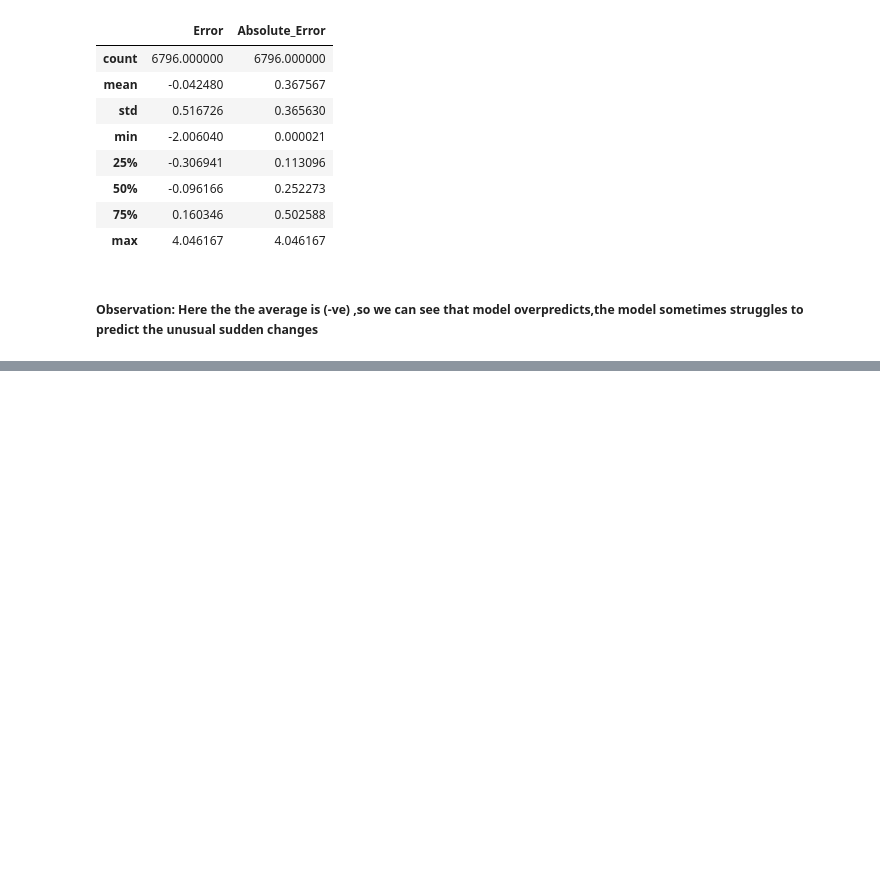
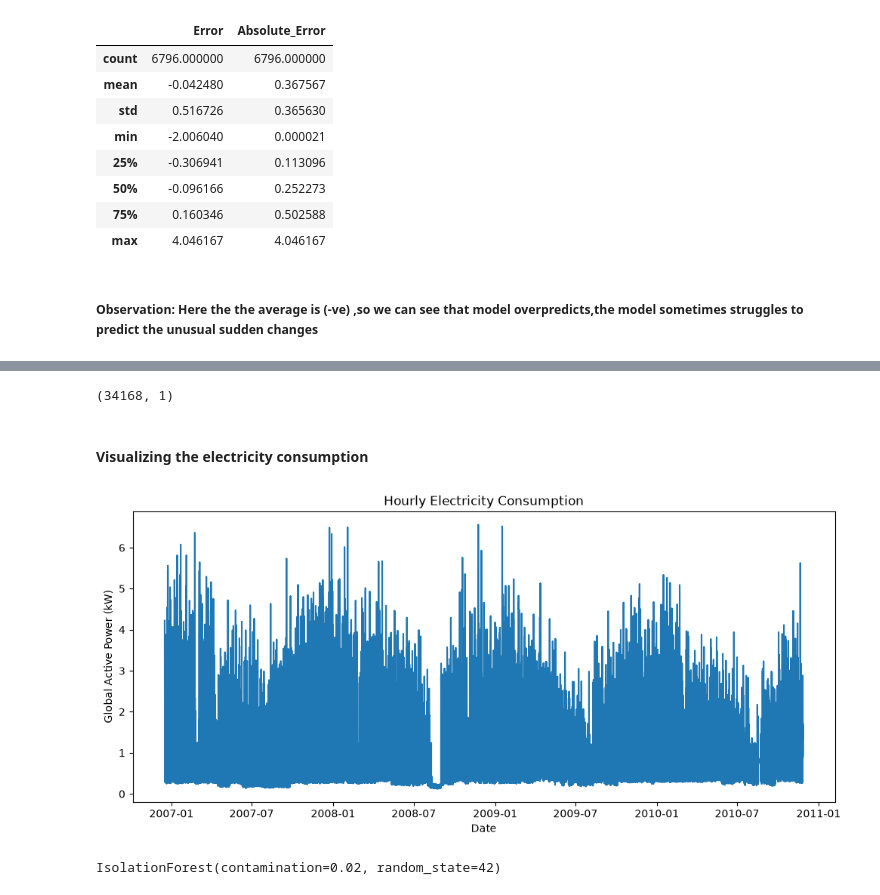
Before and after one commit to Shinoji24/explainable-household-electricity-forecasting, a Jupyter notebook: household_electricity_forecasting.ipynb, the cells around one changed output, grey strips where cells are left out. Saved outputs shown, nothing was run; the diff lists cells and outputs as text; code cells hidden in the pictures; blank space fills up the shorter version.

Commit message:
Complete anomaly detection and SHAP explainability

```diff
--- a/household_electricity_forecasting.ipynb
+++ b/household_electricity_forecasting.ipynb
@@ -1432,0 +1438,3 @@ prediction_df[['Error','Absolute_Error']].describe()
+# %%
+anomaly_df = hourly_df[['Global_active_power']].dropna().copy()
+anomaly_df.head()
@@ -1432,0 +1449,15 @@ prediction_df[['Error','Absolute_Error']].describe()
+# %%
+anomaly_df.shape
+# %% [output]
+(34168, 1)
+# %% [markdown]
+#### Visualizing the electricity consumption
+# %%
+plt.figure(figsize=(12, 5))
+plt.plot(anomaly_df.index, anomaly_df['Global_active_power'])
+plt.xlabel('Date')
+plt.ylabel('Global Active Power (kW)')
+plt.title('Hourly Electricity Consumption')
+plt.show()
+# %% [output]
+[figure, added]
@@ -1432,0 +1469,5 @@ prediction_df[['Error','Absolute_Error']].describe()
+# %%
+model=isolation_df.fit(anomaly_df)
+model
+# %% [output]
+IsolationForest(contamination=0.02, random_state=42)
```
Also changed, not shown: parts of 68 cells of this notebook, 7 other files.
